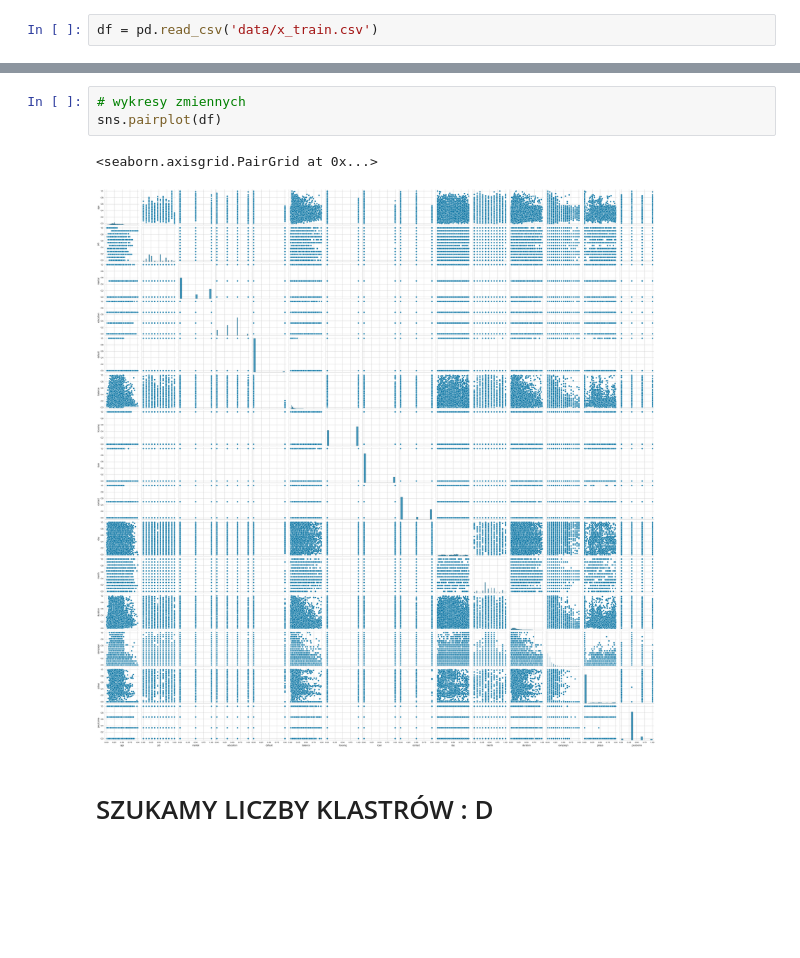
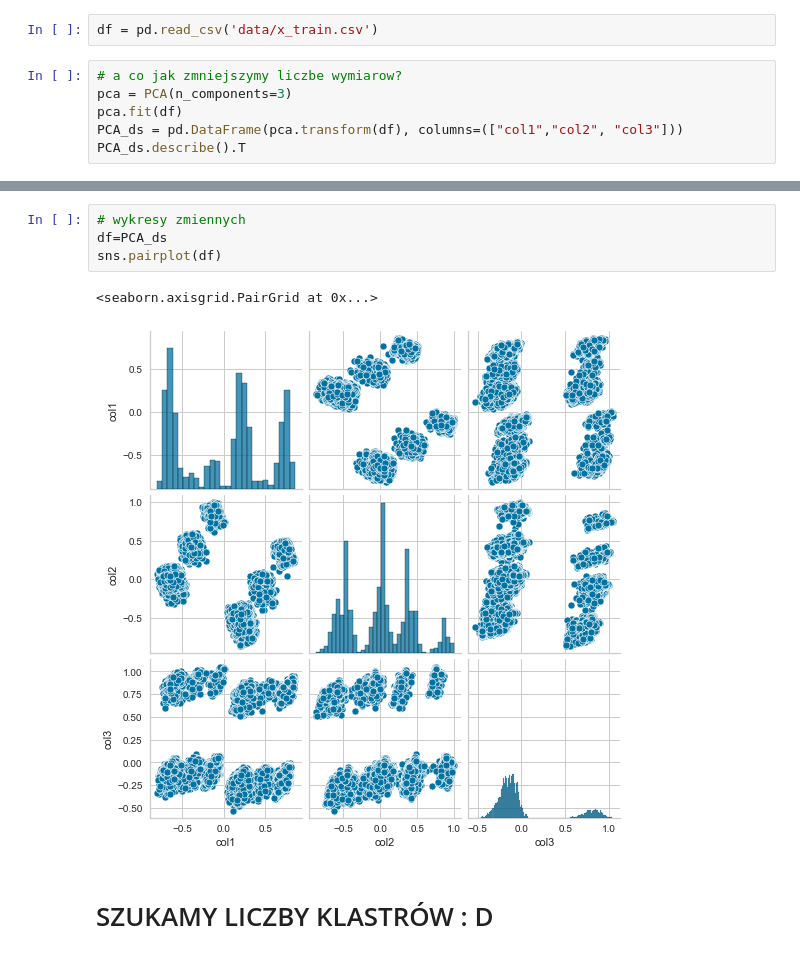
Before and after one commit to SawickiK/ML-Clustering, a Jupyter notebook: clustering.ipynb, the cells around one changed output, grey strips where cells are left out. Cells and saved outputs as stored; diff of their text form; blank space fills up the shorter version.

```diff
--- a/clustering.ipynb
+++ b/clustering.ipynb
@@ -13,2 +15,8 @@ from sklearn.mixture import GaussianMixture
 # %%
 df = pd.read_csv('data/x_train.csv')
+# %%
+# a co jak zmniejszymy liczbe wymiarow?
+pca = PCA(n_components=3)
+pca.fit(df)
+PCA_ds = pd.DataFrame(pca.transform(df), columns=(["col1","col2", "col3"]))
+PCA_ds.describe().T
@@ -15,9 +41,10 @@ df = pd.read_csv('data/x_train.csv')
 # %%
 # wykresy zmiennych
+df=PCA_ds
 sns.pairplot(df)
 # %% [output]
 <seaborn.axisgrid.PairGrid at 0x...>
-[figure, old version]
+[figure, new version]
 # %% [markdown]
 # SZUKAMY LICZBY KLASTRÓW : D
 # %%
```
Also changed, not shown: parts of 21 cells of this notebook.
